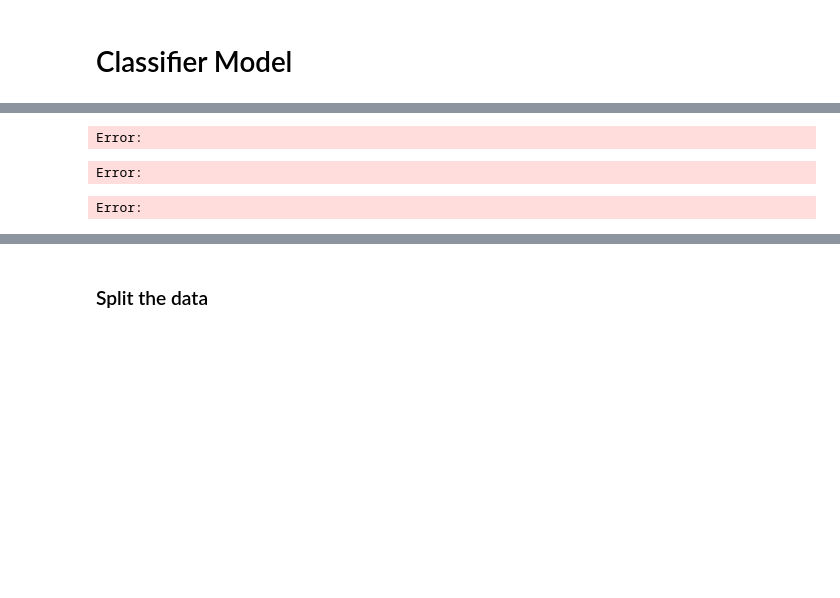
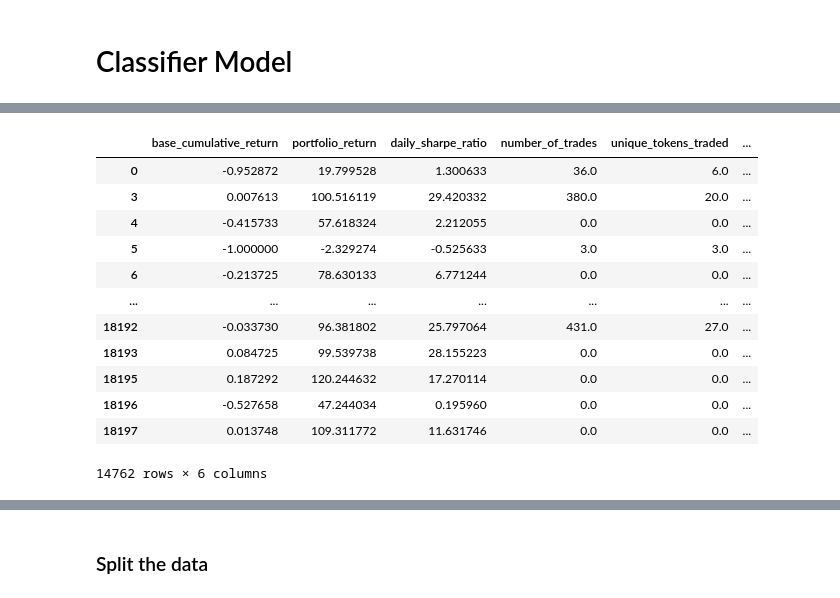
Before and after one commit to apostleoffinance/web3_ml, a Jupyter notebook: trader_classifier.ipynb, the cells around one changed output, grey strips where cells are left out. Saved outputs shown, nothing was run; the diff lists cells and outputs as text; code cells hidden in the pictures; blank space fills up the shorter version.

Commit message:
trader_classifier

```diff
--- a/trader_classifier.ipynb
+++ b/trader_classifier.ipynb
@@ -337,10 +297,20 @@ Error:
 # %%
 numeric = df_cleaned.select_dtypes(include=['number'])
-#numeric
+numeric
 # %% [output]
+|  | base_cumulative_return | portfolio_return | daily_sharpe_ratio | number_of_trades | unique_tokens_traded | ... |
+| 0 | -0.952872 | 19.799528 | 1.300633 | 36.0 | 6.0 | ... |
+| 3 | 0.007613 | 100.516119 | 29.420332 | 380.0 | 20.0 | ... |
+| 4 | -0.415733 | 57.618324 | 2.212055 | 0.0 | 0.0 | ... |
+| 5 | -1.000000 | -2.329274 | -0.525633 | 3.0 | 3.0 | ... |
+| 6 | -0.213725 | 78.630133 | 6.771244 | 0.0 | 0.0 | ... |
+| ... | ... | ... | ... | ... | ... | ... |
+| 18192 | -0.033730 | 96.381802 | 25.797064 | 431.0 | 27.0 | ... |
+| 18193 | 0.084725 | 99.539738 | 28.155223 | 0.0 | 0.0 | ... |
+| 18195 | 0.187292 | 120.244632 | 17.270114 | 0.0 | 0.0 | ... |
+| 18196 | -0.527658 | 47.244034 | 0.195960 | 0.0 | 0.0 | ... |
+| 18197 | 0.013748 | 109.311772 | 11.631746 | 0.0 | 0.0 | ... |
-Error:
+14762 rows × 6 columns
-Error:
-Error:
 # %%
 features = ['base_cumulative_return', 'portfolio_return',
             'daily_sharpe_ratio', 'number_of_trades', 'unique_tokens_traded']
```
Also changed, not shown: parts of 48 cells of this notebook, 1 other file.
